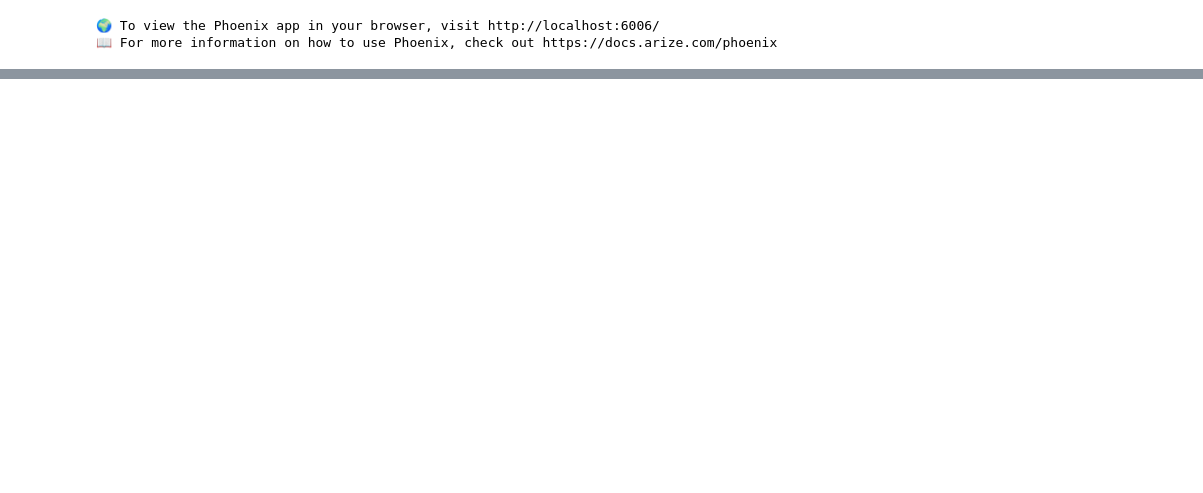
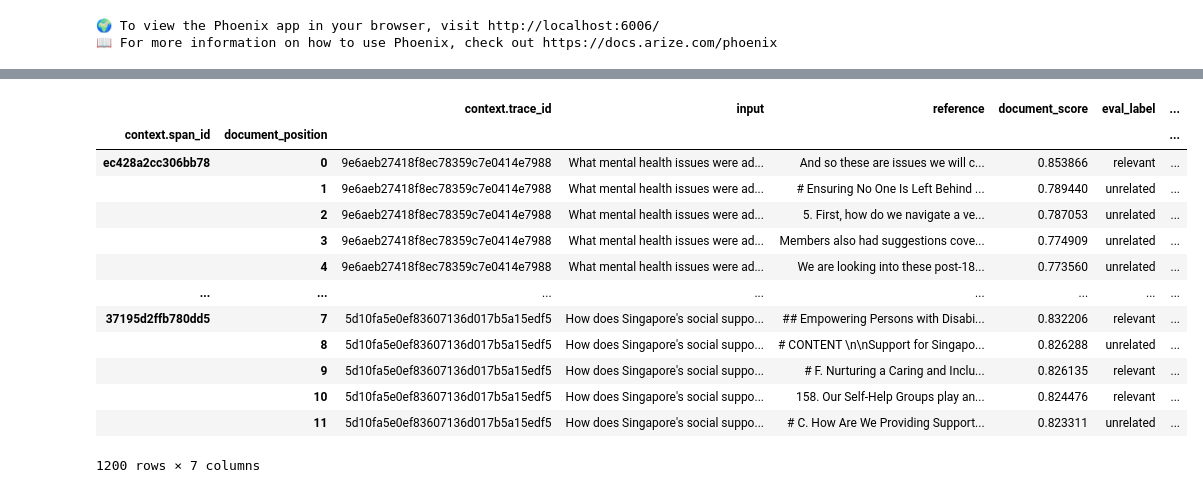
Before and after one commit to zhiweit/budget2025-rag, a Jupyter notebook: notebooks/eval.ipynb, the cells around one changed output, grey strips where cells are left out. Saved outputs shown, nothing was run; the diff lists cells and outputs as text; code cells hidden in the pictures; blank space fills up the shorter version.

Commit message:
feat: Add evaluation notebook and update README

```diff
--- a/notebooks/eval.ipynb
+++ b/notebooks/eval.ipynb
@@ -281,0 +560,5 @@ AgentChatResponse(response="The main theme of the FY2025 Budget is to build on p
+# %%
+from phoenix.session.evaluation import get_retrieved_documents
+
+retrieved_documents_df = get_retrieved_documents(px.active_session())
+retrieved_documents_df
@@ -281,0 +580,13 @@ AgentChatResponse(response="The main theme of the FY2025 Budget is to build on p
+# %%
+from phoenix.evals import RelevanceEvaluator, run_evals
+from phoenix.evals import OpenAIModel
+
+
+relevance_evaluator = RelevanceEvaluator(OpenAIModel(model="gpt-4o-mini"))
+
+retrieved_documents_relevance_df = run_evals(
+    evaluators=[relevance_evaluator],
+    dataframe=retrieved_documents_df,
+    provide_explanation=True,
+    concurrency=20,
+)[0]
@@ -281,0 +610,20 @@ AgentChatResponse(response="The main theme of the FY2025 Budget is to build on p
+# %%
+documents_with_relevance_df = pd.concat(
+    [retrieved_documents_df, retrieved_documents_relevance_df.add_prefix("eval_")], axis=1
+)
+documents_with_relevance_df
+# %% [output]
+|  |  | context.trace_id | input | reference | document_score | eval_label | ... |
+| context.span_id | document_position |  |  |  |  |  | ... |
+| ec428a2cc306bb78 | 0 | 9e6aeb27418f8ec78359c7e0414e7988 | What mental health issues were ad... | And so these are issues we will c... | 0.853866 | relevant | ... |
+|  | 1 | 9e6aeb27418f8ec78359c7e0414e7988 | What mental health issues were ad... | # Ensuring No One Is Left Behind ... | 0.789440 | unrelated | ... |
+|  | 2 | 9e6aeb27418f8ec78359c7e0414e7988 | What mental health issues were ad... | 5. First, how do we navigate a ve... | 0.787053 | unrelated | ... |
+|  | 3 | 9e6aeb27418f8ec78359c7e0414e7988 | What mental health issues were ad... | Members also had suggestions cove... | 0.774909 | unrelated | ... |
+|  | 4 | 9e6aeb27418f8ec78359c7e0414e7988 | What mental health issues were ad... | We are looking into these post-18... | 0.773560 | unrelated | ... |
+| ... | ... | ... | ... | ... | ... | ... | ... |
+| 37195d2ffb780dd5 | 7 | 5d10fa5e0ef83607136d017b5a15edf5 | How does Singapore's social suppo... | ## Empowering Persons with Disabi... | 0.832206 | relevant | ... |
+|  | 8 | 5d10fa5e0ef83607136d017b5a15edf5 | How does Singapore's social suppo... | # CONTENT \n\nSupport for Singapo... | 0.826288 | unrelated | ... |
+|  | 9 | 5d10fa5e0ef83607136d017b5a15edf5 | How does Singapore's social suppo... | # F. Nurturing a Caring and Inclu... | 0.826135 | relevant | ... |
+|  | 10 | 5d10fa5e0ef83607136d017b5a15edf5 | How does Singapore's social suppo... | 158. Our Self-Help Groups play an... | 0.824476 | relevant | ... |
+|  | 11 | 5d10fa5e0ef83607136d017b5a15edf5 | How does Singapore's social suppo... | # C. How Are We Providing Support... | 0.823311 | unrelated | ... |
+1200 rows × 7 columns
```
Also changed, not shown: parts of 73 cells of this notebook, 8 other files.
